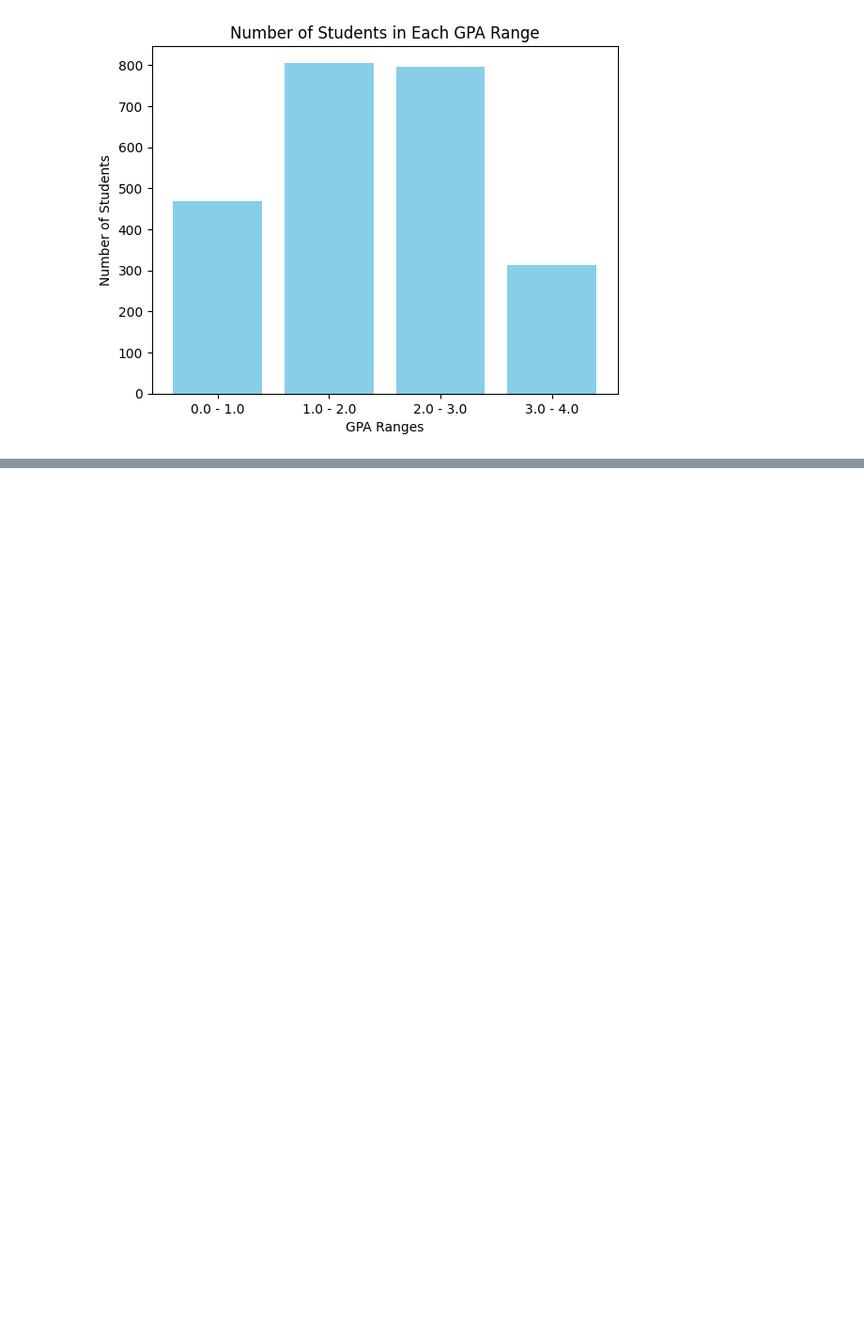
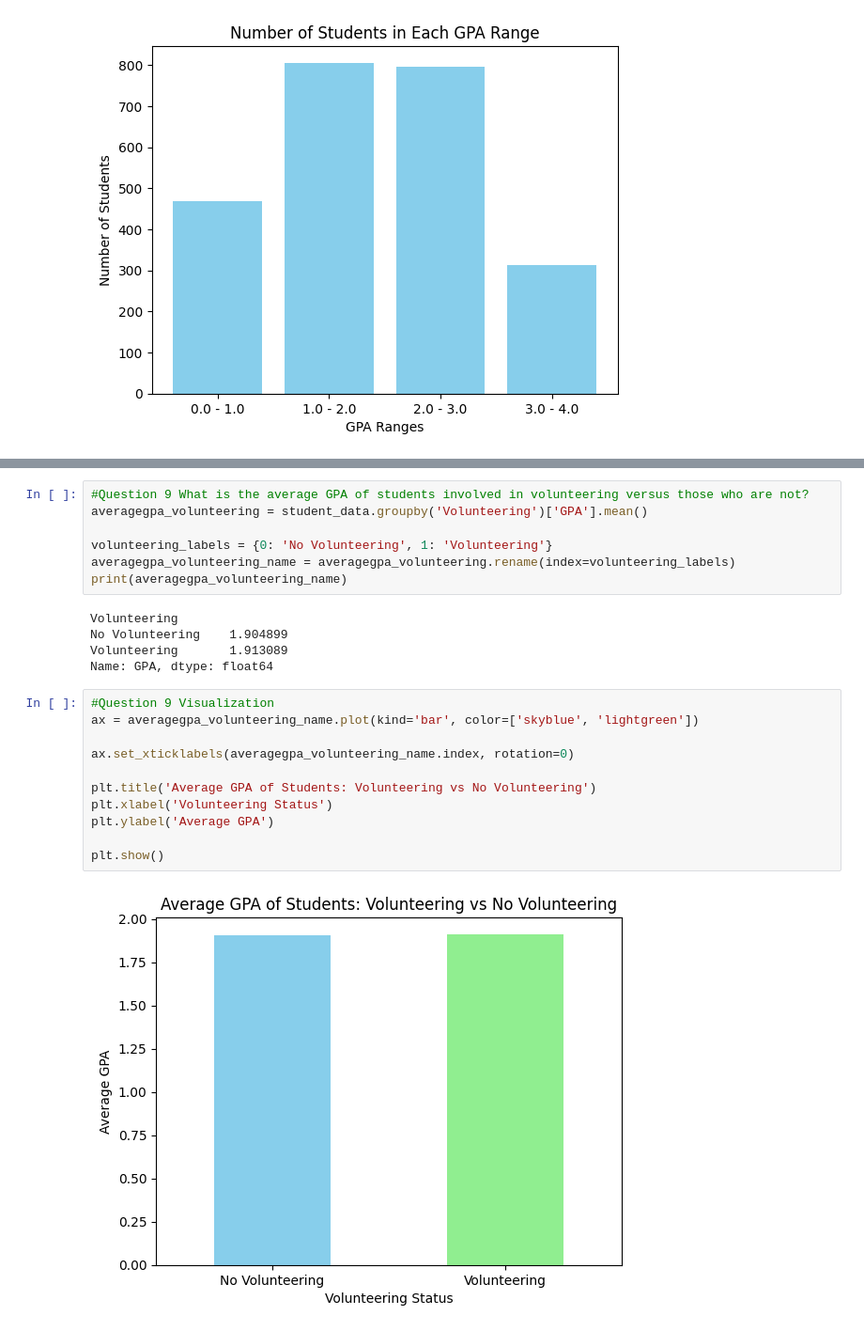
Before and after one commit to build-summer-2024/async-teal-michael-final-project, a Jupyter notebook: final_project.ipynb, the cells around one changed output, grey strips where cells are left out. Shown at 94% size. Cells and saved outputs as stored; diff of their text form; blank space fills up the shorter version.

Commit message:
Question 9

```diff
--- a/final_project.ipynb
+++ b/final_project.ipynb
@@ -280,3 +271,28 @@ plt.title('Student Distribution by Ethnicity')
 plt.show()
 # %% [output]
 [figure]
+# %%
+#Question 9 What is the average GPA of students involved in volunteering versus those who are not?
+averagegpa_volunteering = student_data.groupby('Volunteering')['GPA'].mean()
+
+volunteering_labels = {0: 'No Volunteering', 1: 'Volunteering'}
+averagegpa_volunteering_name = averagegpa_volunteering.rename(index=volunteering_labels)
+print(averagegpa_volunteering_name)
+# %% [output]
+Volunteering
+No Volunteering    1.904899
+Volunteering       1.913089
+Name: GPA, dtype: float64
+# %%
+#Question 9 Visualization
+ax = averagegpa_volunteering_name.plot(kind='bar', color=['skyblue', 'lightgreen'])
+
+ax.set_xticklabels(averagegpa_volunteering_name.index, rotation=0)
+
+plt.title('Average GPA of Students: Volunteering vs No Volunteering')
+plt.xlabel('Volunteering Status')
+plt.ylabel('Average GPA')
+
+plt.show()
+# %% [output]
+[figure, added]
```
Also changed, not shown: parts of 6 cells of this notebook, 2 other files.
